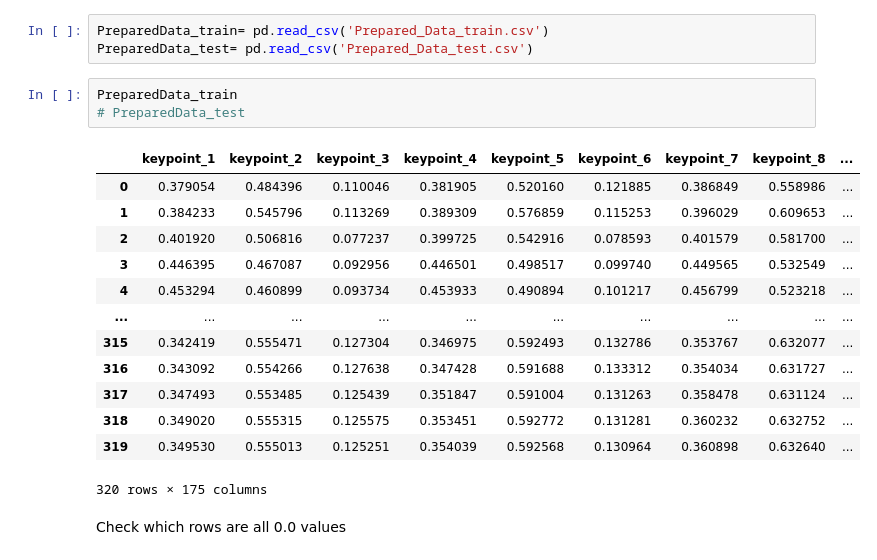
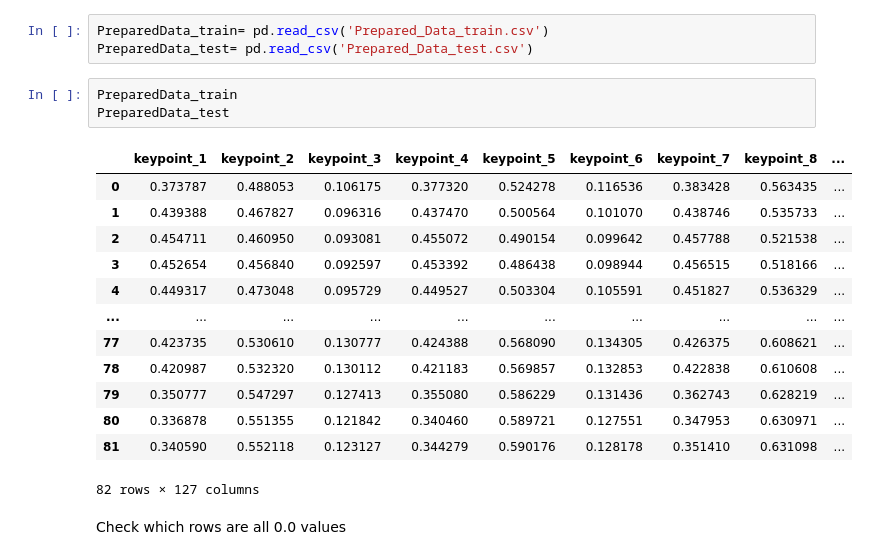
Before and after one commit to dinhanit/Abnormal_Behavior, a Jupyter notebook: Source/Data/EDA_data.ipynb, the cells around one changed output. Saved outputs shown, nothing was run; the diff lists cells and outputs as text.

```diff
--- a/Source/Data/EDA_data.ipynb
+++ b/Source/Data/EDA_data.ipynb
@@ -38,21 +19,21 @@ PreparedData_train= pd.read_csv('Prepared_Data_train.csv')
 PreparedData_test= pd.read_csv('Prepared_Data_test.csv')
 # %%
 PreparedData_train
-# PreparedData_test
+PreparedData_test
 # %% [output]
 |  | keypoint_1 | keypoint_2 | keypoint_3 | keypoint_4 | keypoint_5 | keypoint_6 | keypoint_7 | keypoint_8 | ... |
-| 0 | 0.379054 | 0.484396 | 0.110046 | 0.381905 | 0.520160 | 0.121885 | 0.386849 | 0.558986 | ... |
-| 1 | 0.384233 | 0.545796 | 0.113269 | 0.389309 | 0.576859 | 0.115253 | 0.396029 | 0.609653 | ... |
-| 2 | 0.401920 | 0.506816 | 0.077237 | 0.399725 | 0.542916 | 0.078593 | 0.401579 | 0.581700 | ... |
-| 3 | 0.446395 | 0.467087 | 0.092956 | 0.446501 | 0.498517 | 0.099740 | 0.449565 | 0.532549 | ... |
-| 4 | 0.453294 | 0.460899 | 0.093734 | 0.453933 | 0.490894 | 0.101217 | 0.456799 | 0.523218 | ... |
+| 0 | 0.373787 | 0.488053 | 0.106175 | 0.377320 | 0.524278 | 0.116536 | 0.383428 | 0.563435 | ... |
+| 1 | 0.439388 | 0.467827 | 0.096316 | 0.437470 | 0.500564 | 0.101070 | 0.438746 | 0.535733 | ... |
+| 2 | 0.454711 | 0.460950 | 0.093081 | 0.455072 | 0.490154 | 0.099642 | 0.457788 | 0.521538 | ... |
+| 3 | 0.452654 | 0.456840 | 0.092597 | 0.453392 | 0.486438 | 0.098944 | 0.456515 | 0.518166 | ... |
+| 4 | 0.449317 | 0.473048 | 0.095729 | 0.449527 | 0.503304 | 0.105591 | 0.451827 | 0.536329 | ... |
 | ... | ... | ... | ... | ... | ... | ... | ... | ... | ... |
-| 315 | 0.342419 | 0.555471 | 0.127304 | 0.346975 | 0.592493 | 0.132786 | 0.353767 | 0.632077 | ... |
-| 316 | 0.343092 | 0.554266 | 0.127638 | 0.347428 | 0.591688 | 0.133312 | 0.354034 | 0.631727 | ... |
-| 317 | 0.347493 | 0.553485 | 0.125439 | 0.351847 | 0.591004 | 0.131263 | 0.358478 | 0.631124 | ... |
-| 318 | 0.349020 | 0.555315 | 0.125575 | 0.353451 | 0.592772 | 0.131281 | 0.360232 | 0.632752 | ... |
-| 319 | 0.349530 | 0.555013 | 0.125251 | 0.354039 | 0.592568 | 0.130964 | 0.360898 | 0.632640 | ... |
+| 77 | 0.423735 | 0.530610 | 0.130777 | 0.424388 | 0.568090 | 0.134305 | 0.426375 | 0.608621 | ... |
+| 78 | 0.420987 | 0.532320 | 0.130112 | 0.421183 | 0.569857 | 0.132853 | 0.422838 | 0.610608 | ... |
+| 79 | 0.350777 | 0.547297 | 0.127413 | 0.355080 | 0.586229 | 0.131436 | 0.362743 | 0.628219 | ... |
+| 80 | 0.336878 | 0.551355 | 0.121842 | 0.340460 | 0.589721 | 0.127551 | 0.347953 | 0.630971 | ... |
+| 81 | 0.340590 | 0.552118 | 0.123127 | 0.344279 | 0.590176 | 0.128178 | 0.351410 | 0.631098 | ... |
-320 rows × 175 columns
+82 rows × 127 columns
 # %% [markdown]
 Check which rows are all 0.0 values
 # %%
```
Also changed, not shown: parts of 12 cells of this notebook, 9 other files.
